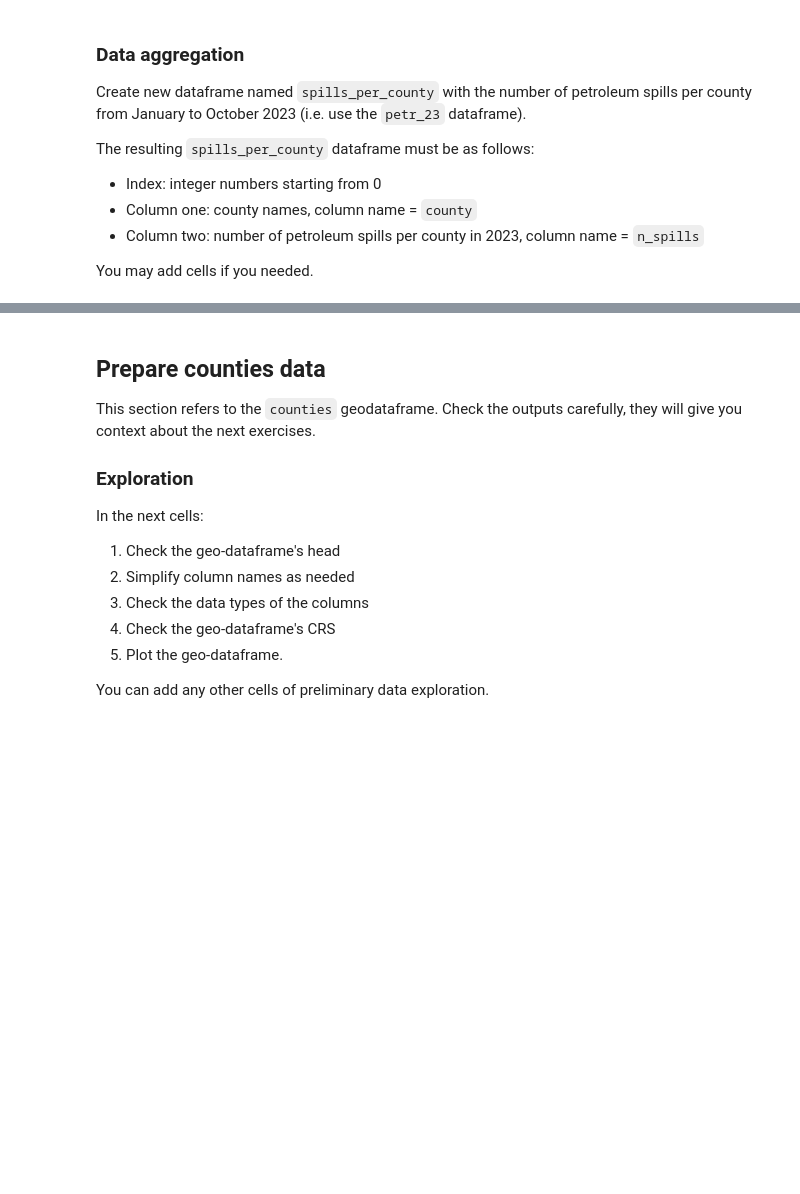
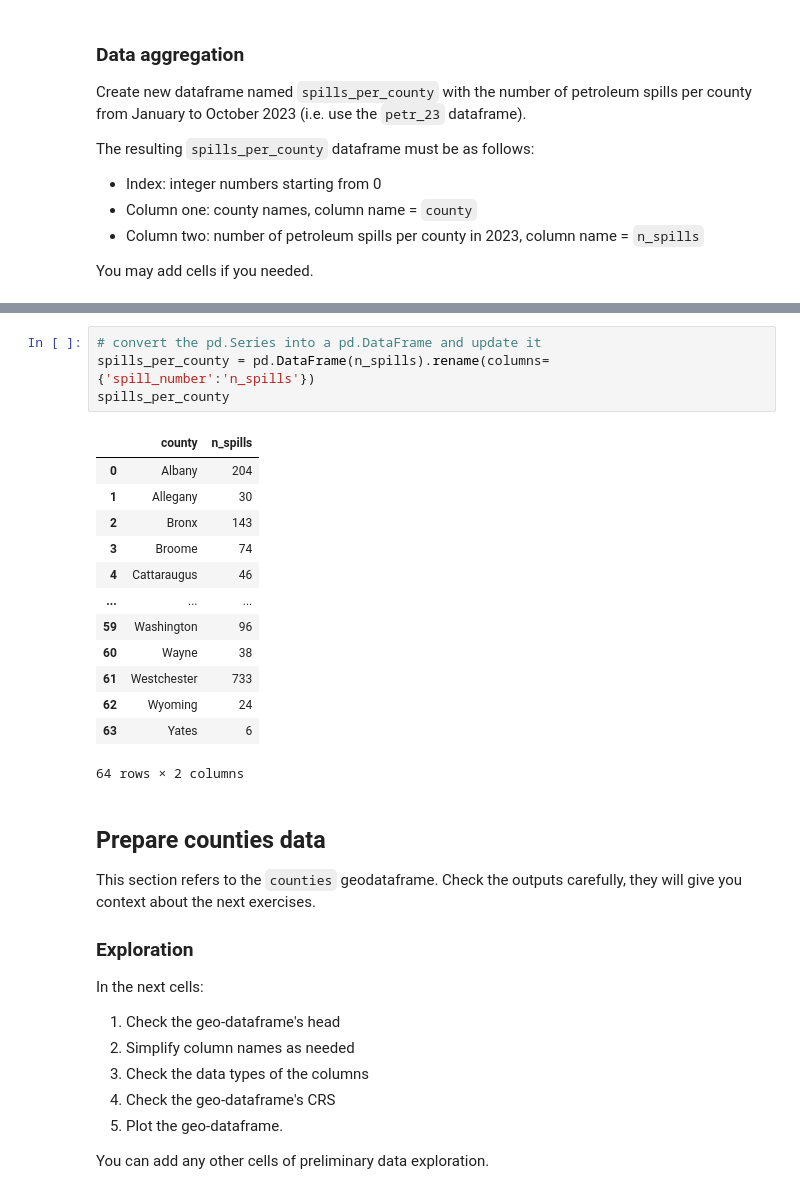
Before and after one commit to a-ramji/eds220-hkw-3, a Jupyter notebook: hwk3-task1-spills.ipynb, the cells around one changed output, grey strips where cells are left out. Saved outputs shown, nothing was run; the diff lists cells and outputs as text; blank space fills up the shorter version.

Commit message:
aggregated data

```diff
--- a/hwk3-task1-spills.ipynb
+++ b/hwk3-task1-spills.ipynb
@@ -308,3 +352,21 @@ You may add cells if you needed.
+# %%
+# convert the pd.Series into a pd.DataFrame and update it
+spills_per_county = pd.DataFrame(n_spills).rename(columns={'spill_number':'n_spills'})
+spills_per_county
+# %% [output]
+|  | county | n_spills |
+| 0 | Albany | 204 |
+| 1 | Allegany | 30 |
+| 2 | Bronx | 143 |
+| 3 | Broome | 74 |
+| 4 | Cattaraugus | 46 |
+| ... | ... | ... |
+| 59 | Washington | 96 |
+| 60 | Wayne | 38 |
+| 61 | Westchester | 733 |
+| 62 | Wyoming | 24 |
+| 63 | Yates | 6 |
+64 rows × 2 columns
 # %% [markdown]
 ## Prepare counties data
 
```
Also changed, not shown: parts of 5 cells of this notebook.
